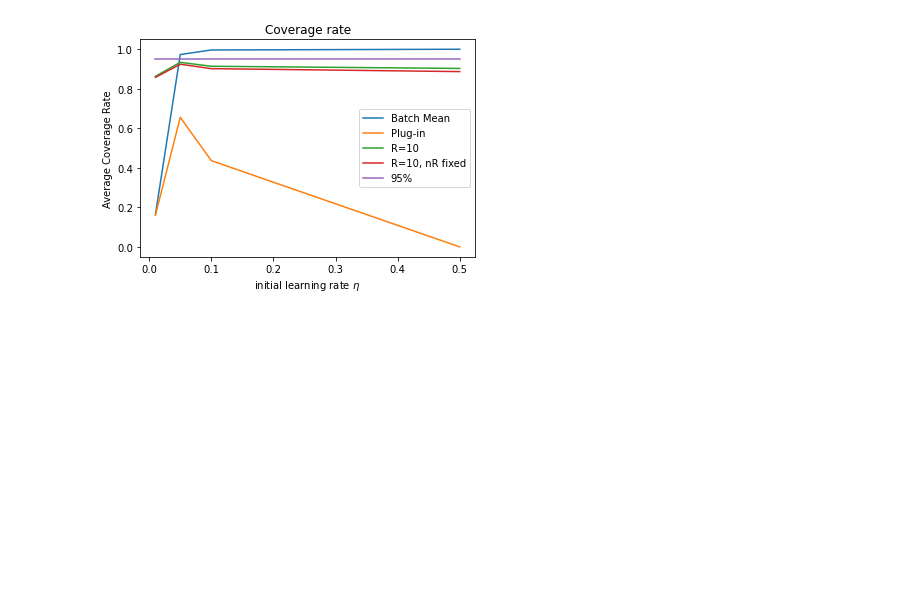
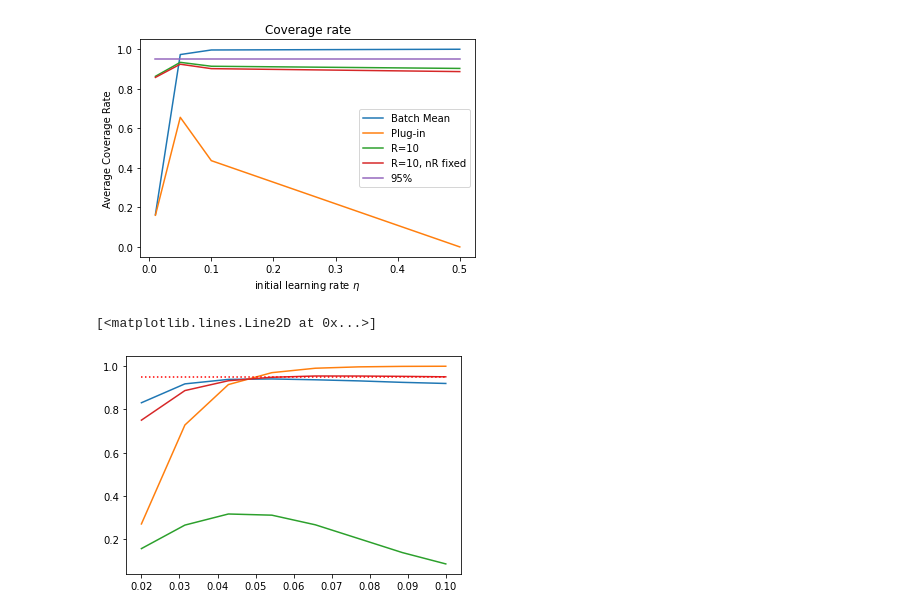
Before and after one commit to BeetrootWang/UQ_Proj, a Jupyter notebook: draft.ipynb, the cells around one changed output. Cells and saved outputs as stored; diff of their text form; code cells hidden in the pictures; blank space fills up the shorter version.

Commit message:
fix bug. Delete wrong results.

```diff
--- a/draft.ipynb
+++ b/draft.ipynb
@@ -424,3 +424,39 @@ plt.title('Coverage rate')
 # %% [output]
 Text(0.5, 1.0, 'Coverage rate')
 [figure]
+# %%
+import numpy as np
+
+plugin_list = ['ori', 'BM', 'PI', 'fair']
+
+Cov_prob = np.zeros([4,8])
+Len  = np.zeros([4,8])
+for ii in range(len(plugin_list)):
+    pl = plugin_list[ii]
+    filename = 'Result_'+pl+'_200_identity.txt'
+    f = open(filename,'r')
+    cnt = 0
+    for line in f:
+        if 'Cov' in line:
+            tmp = line.split()
+#             print(line)
+#             print(tmp[2], tmp[6])
+            Cov_prob[ii, cnt] = tmp[2]
+            Len[ii,cnt] = tmp[6]
+            cnt = cnt + 1
+#             import pdb; pdb.set_trace()
+    f.close()
+# %%
+import matplotlib.pyplot as plt
+
+eta = np.linspace(0.02,0.1,8)
+plt.plot(eta, Cov_prob[0,:])
+plt.plot(eta, Cov_prob[1,:])
+plt.plot(eta, Cov_prob[2,:])
+plt.plot(eta, Cov_prob[3,:])
+plt.plot(eta, [0.95]*8, 'r:')
+p
+# Len
+# %% [output]
+[<matplotlib.lines.Line2D at 0x...>]
+[figure, added]
```
Also changed, not shown: 4 other files.
